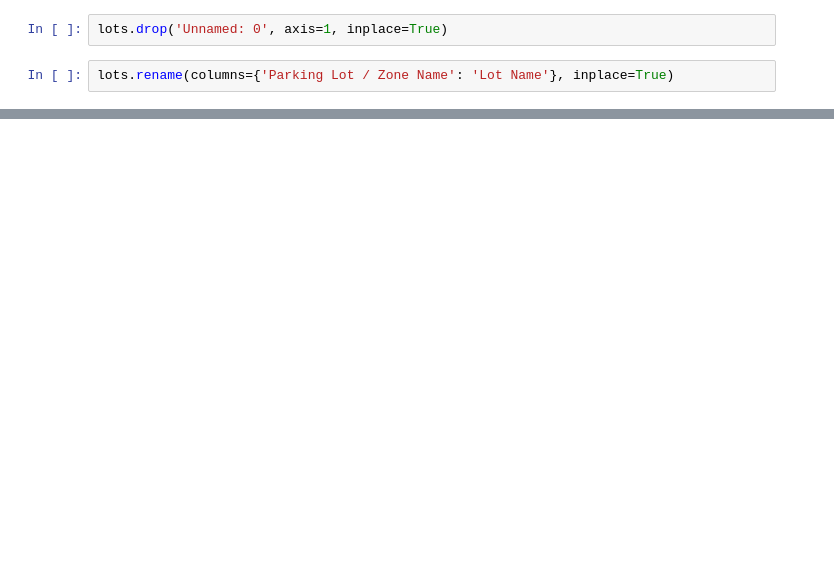
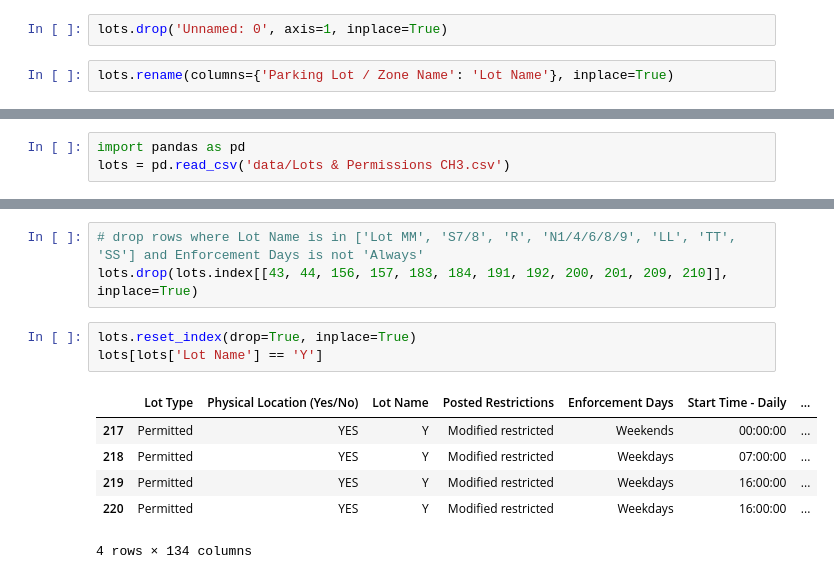
Before and after one commit to Thilak-cm/IC25-Hackathon, a Jupyter notebook: test.ipynb, the cells around one changed output, grey strips where cells are left out. Cells and saved outputs as stored; diff of their text form; blank space fills up the shorter version.

```diff
--- a/test.ipynb
+++ b/test.ipynb
@@ -172,0 +176,3 @@ lots.to_csv('data/Lots & Permissions CH3.csv', index=False)
+# %%
+import pandas as pd
+lots = pd.read_csv('data/Lots & Permissions CH3.csv')
@@ -172,0 +195,13 @@ lots.to_csv('data/Lots & Permissions CH3.csv', index=False)
+# %%
+# drop rows where Lot Name is in ['Lot MM', 'S7/8', 'R', 'N1/4/6/8/9', 'LL', 'TT', 'SS'] and Enforcement Days is not 'Always'
+lots.drop(lots.index[[43, 44, 156, 157, 183, 184, 191, 192, 200, 201, 209, 210]], inplace=True)
+# %%
+lots.reset_index(drop=True, inplace=True)
+lots[lots['Lot Name'] == 'Y']
+# %% [output]
+|  | Lot Type | Physical Location (Yes/No) | Lot Name | Posted Restrictions | Enforcement Days | Start Time - Daily | ... |
+| 217 | Permitted | YES | Y | Modified restricted | Weekends | 00:00:00 | ... |
+| 218 | Permitted | YES | Y | Modified restricted | Weekdays | 07:00:00 | ... |
+| 219 | Permitted | YES | Y | Modified restricted | Weekdays | 16:00:00 | ... |
+| 220 | Permitted | YES | Y | Modified restricted | Weekdays | 16:00:00 | ... |
+4 rows × 134 columns
```
Also changed, not shown: parts of 27 cells of this notebook, 5 other files.
